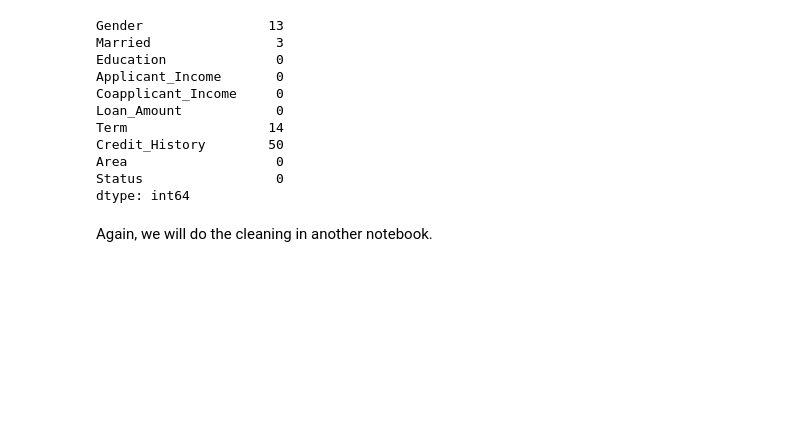
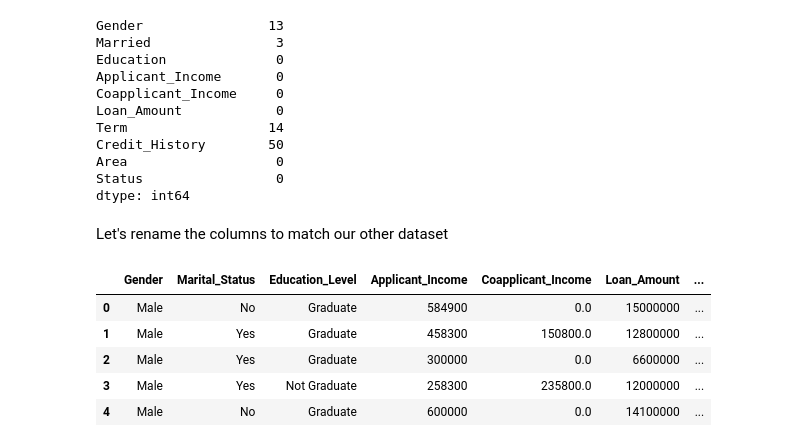
Before and after one commit to danielphilip12/Loan-Approval, a Jupyter notebook: overview.ipynb, the cells around one changed output. Saved outputs shown, nothing was run; the diff lists cells and outputs as text; code cells hidden in the pictures; blank space fills up the shorter version.

Commit message:
filtered datasets to have same columns and started machine learning. datasets may not be compatible. more investigation required

```diff
--- a/overview.ipynb
+++ b/overview.ipynb
@@ -175,3 +177,3 @@ df.to_csv('./data_processing/loan_approval.csv', index=False)
 # %%
-df = pd.read_csv('./data/loan_data.csv')
+df_data = pd.read_csv('./data/loan_data.csv')
 # %%
@@ -206,5 +208,5 @@ df.shape
 # %% [markdown]
 Again, let's drop the columns we don't need or can't use.
 # %%
-df = df.drop(columns=['Dependents', 'Self_Employed'])
+df_data = df_data.drop(columns=['Dependents', 'Self_Employed'])
 # %%
@@ -221,6 +223,23 @@ Credit_History        50
 Area                   0
 Status                 0
 dtype: int64
-# %% [markdown]
-Again, we will do the cleaning in another notebook.
+# %% [markdown]
+Let's rename the columns to match our other dataset
+# %%
+df_data = df_data.rename(columns={
+    'Married': 'Marital_Status',
+    'Term': 'Loan_Term',
+    'Area': 'Property_Area',
+    'Education': 'Education_Level',
+    'Status': 'Loan_Approved'
+})
+# %%
+df_data.head()
+# %% [output]
+|  | Gender | Marital_Status | Education_Level | Applicant_Income | Coapplicant_Income | Loan_Amount | ... |
+| 0 | Male | No | Graduate | 584900 | 0.0 | 15000000 | ... |
+| 1 | Male | Yes | Graduate | 458300 | 150800.0 | 12800000 | ... |
+| 2 | Male | Yes | Graduate | 300000 | 0.0 | 6600000 | ... |
+| 3 | Male | Yes | Not Graduate | 258300 | 235800.0 | 12000000 | ... |
+| 4 | Male | No | Graduate | 600000 | 0.0 | 14100000 | ... |
 # %%
```
Also changed, not shown: parts of 41 cells of this notebook, 2 other files.
